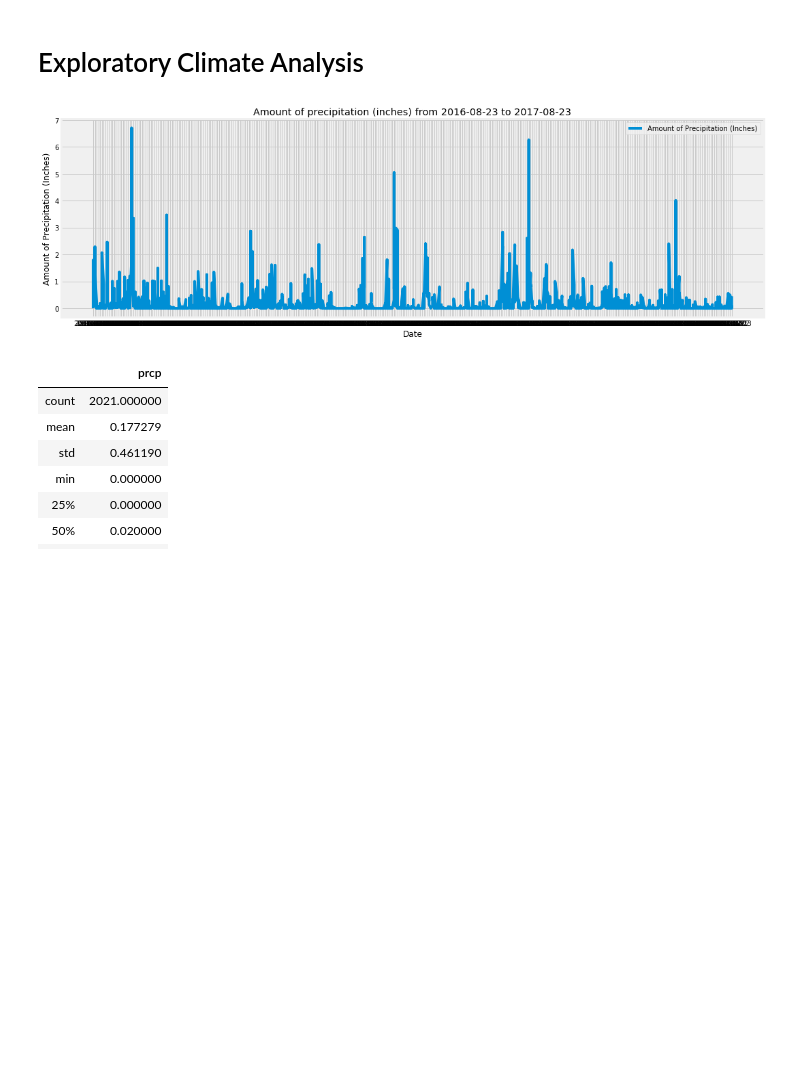
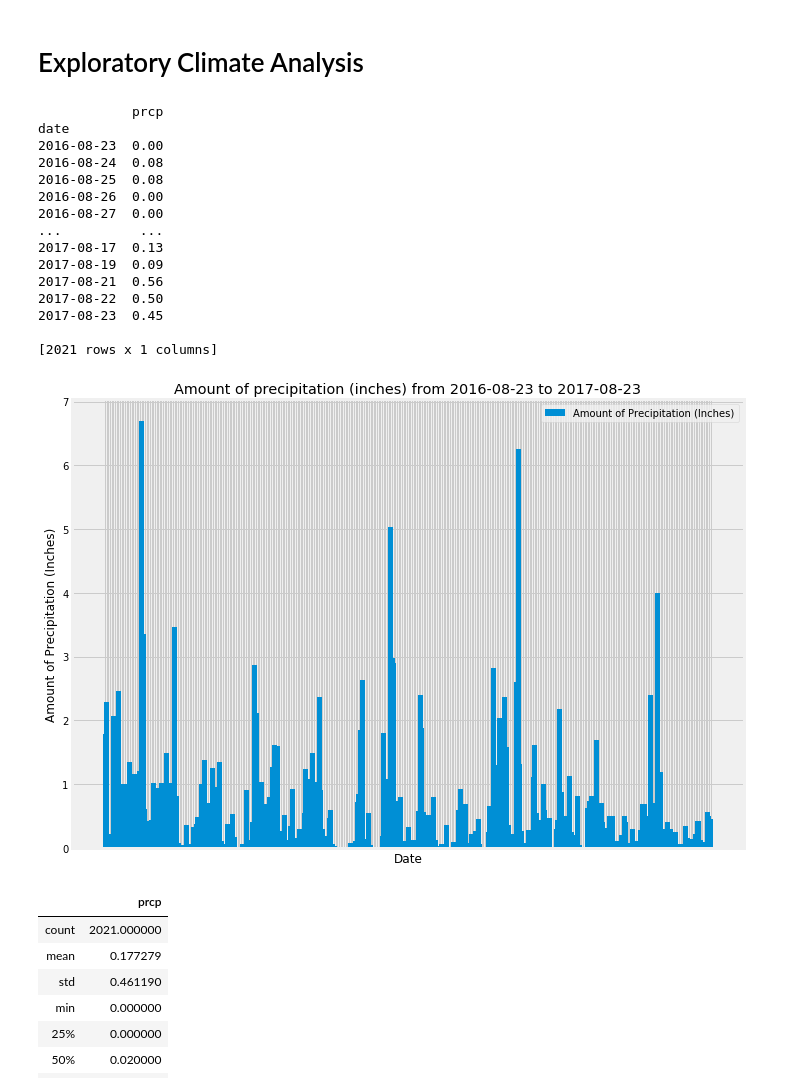
Before and after one commit to philipstubbs13/sqlalchemy-challenge, a Jupyter notebook: climate.ipynb, the cells around one changed output. Cells and saved outputs as stored; diff of their text form; code cells hidden in the pictures; blank space fills up the shorter version.

```diff
--- a/climate.ipynb
+++ b/climate.ipynb
@@ -59,37 +59,64 @@ last_year_data_df = last_year_data_df.dropna(how="any")
 
 # Set the index to the date column.
 last_year_data_df = last_year_data_df.set_index("date")
+print(last_year_data_df)
 
+# Sort the dataframe by date.
 last_year_data_df = last_year_data_df.sort_values(by=['date'])
 
 # Use pandas plotting with matplotlib to plot the data.
 # Adjust figure size
-plt.figure(figsize=(15, 5))
+plt.figure(figsize=(10, 7))
 
 # Plot it.
-plt.plot(last_year_data_df, label="Amount of Precipitation (Inches)")
+x_axis = last_year_data_df.index.tolist()
+y_axis = last_year_data_df['prcp'].tolist()
+plt.bar(x_axis, y_axis, width=3, label="Amount of Precipitation (Inches)")
 
 # Add legend
 plt.legend(loc="upper right")
 
 # Add labels to axes.
 plt.xlabel("Date")
 plt.ylabel("Amount of Precipitation (Inches)")
 
 # Set a title for the chart
 plt.title(f"Amount of precipitation (inches) from {date_year_ago} to {latest_date}")
+
+plt.tick_params(
+    axis='x',
+    which='both',
+    bottom=False,
+    top=False,
+    labelbottom=False
+)
 
 # Tighten the graph up so it displays nicely.
 plt.tight_layout()
 
 # Add grid lines.
 plt.grid(zorder=0)
 
 # Save figure
 plt.savefig(f"./Images/precipitation_data_from_{date_year_ago}_to_{latest_date}.png", bbox_inches='tight')
 
 # Show graph.
 plt.show()
 # %% [output]
+            prcp
+date
+2016-08-23  0.00
+2016-08-24  0.08
+2016-08-25  0.08
+2016-08-26  0.00
+2016-08-27  0.00
+...          ...
+2017-08-17  0.13
+2017-08-19  0.09
+2017-08-21  0.56
+2017-08-22  0.50
+2017-08-23  0.45
+
+[2021 rows x 1 columns]
-[figure, old version]
+[figure, new version]
 # %%
```
Also changed, not shown: parts of 13 cells of this notebook, 5 other files.
